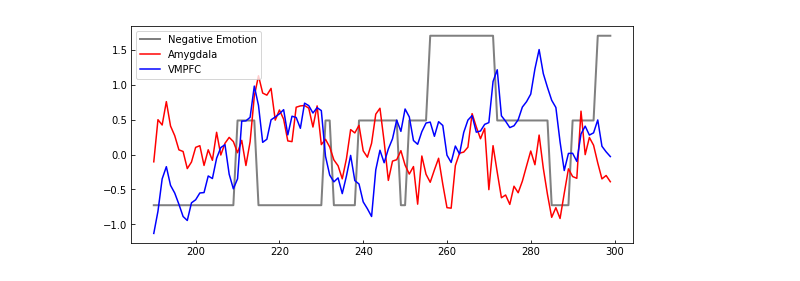
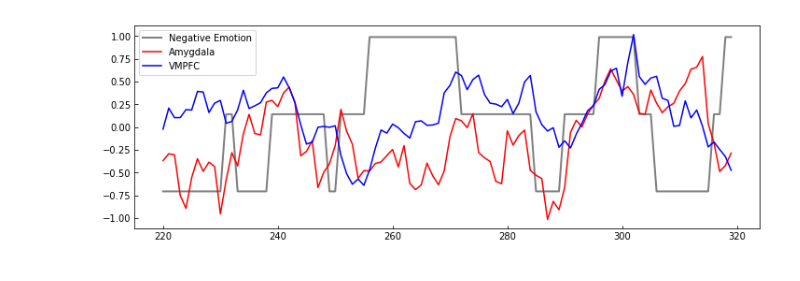
Before and after one commit to catcamacho/chec, a Jupyter notebook: fmri_network_models/2_withinSubject.ipynb, the cells around one changed output. Saved outputs shown, nothing was run; the diff lists cells and outputs as text; code cells hidden in the pictures.

Commit message:
add group level analysis for pilot data

```diff
--- a/fmri_network_models/2_withinSubject.ipynb
+++ b/fmri_network_models/2_withinSubject.ipynb
@@ -210,39 +288,45 @@ plt.close()
 # %%
 from sklearn.preprocessing import StandardScaler
+from pandas import read_csv, DataFrame, concat
+import matplotlib.pyplot as plt
 
 emotion = read_csv('/home/camachocm2/Analysis/ChEC/fmri_proc/misc/affect_tense_neg.csv',index_col=0)
 std_emo = StandardScaler()
 std_emo.fit(emotion)
 std_emo_ts = std_emo.fit_transform(emotion)
+std_emo_ts = std_emo_ts * 0.7 - .2
 std_emotion = DataFrame(data=std_emo_ts,columns=emotion.columns, index=emotion.index)
 
 
-from pandas import DataFrame, read_csv
+from pandas import DataFrame, read_csv, concat
 import matplotlib.pyplot as plt
+from glob import glob
 
-pilot002 = read_csv('/home/camachocm2/Analysis/ChEC/fmri_proc/workflows/L1workflow/_subjid_pilot002/get_atlas_ts/atlas_timeseries.csv', index_col=0)
-c1003 = read_csv('/home/camachocm2/Analysis/ChEC/fmri_proc/workflows/L1workflow/_subjid_1003/get_atlas_ts/atlas_timeseries.csv', index_col=0)
+files = glob('/home/camachocm2/Analysis/ChEC/fmri_proc/subjectlevel/timeseries_file/*/atlas_timeseries.csv')
 
-avg_child = DataFrame()
+dfs = []
+for file in files:
+    dfs.append(read_csv(file,index_col=0))
+
+comb_df = concat(dfs)
+avg_child = comb_df.groupby(comb_df.index).mean()
 
 region_name = ['VMPFC','dacc','msfg','mfg','amyg']
-region_label = ['label116.0','label27.0','label182.0','label273.0','label345.0']
-for region in region_label:
-    avg_child[region] = (pilot002[region] + c1003[region])/2
+region_label = ['label116','label27.0','label182.0','label273.0','label345.0']
 
 i=0
 
-ax = plt.figure(figsize=(9,4))
+ax = plt.figure(figsize=(12,4))
 plt.tick_params(direction='in')
-plt.plot(std_emotion.index[190:300],std_emotion['tense'][190:300],c='gray', label='Negative Emotion', linewidth=2)
-plt.plot(std_emotion.index[190:300],avg_child['label345.0'][190:300],c='r', label='Amygdala')
-plt.plot(std_emotion.index[190:300],avg_child[region_label[i]][190:300],c='b', label=region_name[i])
+plt.plot(std_emotion.index[220:320],std_emotion['tense'][220:320],c='gray', label='Negative Emotion', linewidth=2)
+plt.plot(std_emotion.index[220:320],avg_child['label345'][220:320],c='r', label='Amygdala')
+plt.plot(std_emotion.index[220:320],avg_child[region_label[i]][220:320],c='b', label=region_name[i])
 plt.legend()
-plt.savefig('avg_amyg_%s.svg' % region_name[i])
+plt.savefig('/home/camachocm2/Analysis/ChEC/pilot_results/avg_amyg_%s.svg' % region_name[i])
 plt.show()
 plt.close()
 # %% [output]
-[figure, old version]
+[figure, new version]
 # %%
 sub_combined = concat([std_emotion,std_timeseries_df], axis=1)
 import numpy as np
```
Also changed, not shown: parts of 10 cells of this notebook, 2 other files.
